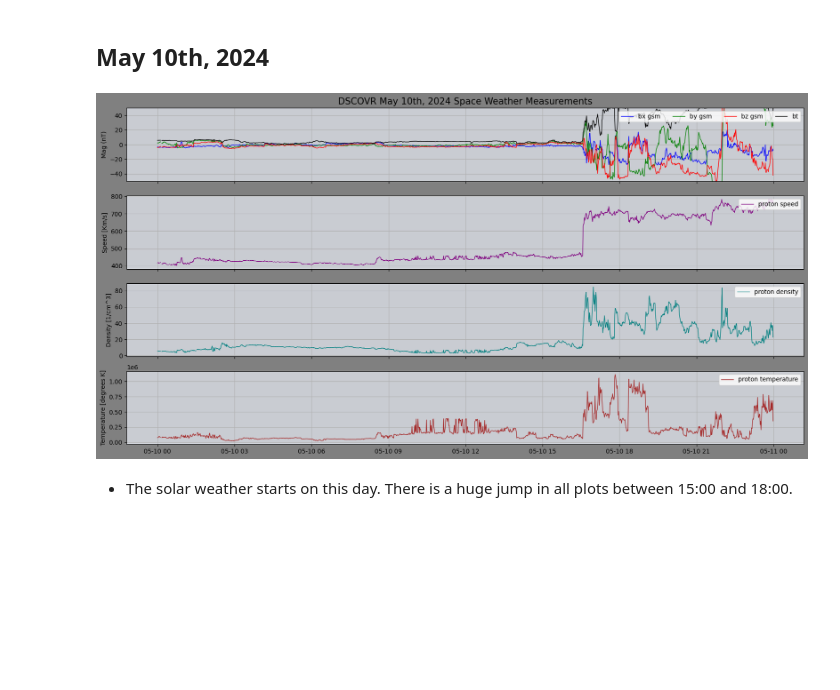
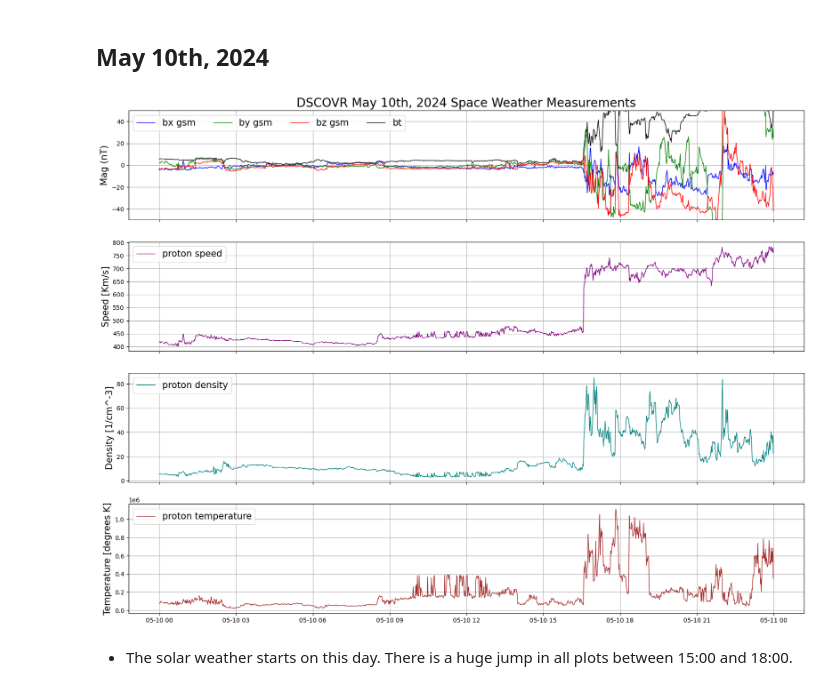
Before and after one commit to GPGN268/SP2025-FP02-solar-flares, a Jupyter notebook: anna_folder/DSCOVR_sw_data.ipynb, the cells around one changed output. Saved outputs shown, nothing was run; the diff lists cells and outputs as text; code cells hidden in the pictures; blank space fills up the shorter version.

```diff
--- a/anna_folder/DSCOVR_sw_data.ipynb
+++ b/anna_folder/DSCOVR_sw_data.ipynb
@@ -135,50 +135,52 @@ ds_raw = xr.load_dataset('../data/DSCOVR_data/may_10/oe_f1m_dscovr_s202405100000
 farraday_variables = ['proton_speed', 'proton_density', 'proton_temperature']
 far_ds10 = ds_raw[farraday_variables]
 # %%
-fig, ax = plt.subplots(4, 1, figsize=(20,10), sharex='col', facecolor='grey')
+fig, ax = plt.subplots(4, 1, figsize=(20,15), sharex='col',
+                       #facecolor='grey'
+                      )
 ax1, ax2, ax3, ax4 = ax
 
 ### Magnetometer data
 # time series plot for bx_gsm
 ax1.plot(mag_ds10.time, mag_ds10.bx_gsm, linewidth=1, color='b', label='bx gsm')
-ax1.set_title('DSCOVR May 10th, 2024 Space Weather Measurements', fontsize=15)
-ax1.set_ylabel('Mag (nT)')
+ax1.set_title('DSCOVR May 10th, 2024 Space Weather Measurements', fontsize=20)
+ax1.set_ylabel('Mag (nT)', fontsize=15)
 # time series plot for by_gsm
 ax1.plot(mag_ds10.time, mag_ds10.by_gsm, linewidth=1, color='green', label='by gsm')
 # time series plot for bz_gsm
 ax1.plot(mag_ds10.time, mag_ds10.bz_gsm, linewidth=1, color='r', label='bz gsm')
 # time series plot for bt
 ax1.plot(mag_ds10.time, mag_ds10.bt, linewidth=1, color='k', label='bt')
 ax1.set_ylim(-50, 50)
-ax1.legend(loc='upper right', ncol=4)
+ax1.legend(loc='upper left', ncol=4, fontsize=15)
 ax1.grid()
-ax1.set_facecolor('#dce0e7cc')
+#ax1.set_facecolor('#dce0e7cc')
 
 ### Farraday data
 # time series plot for proton speed
 ax2.plot(far_ds10.time, far_ds10.proton_speed, linewidth=1, color='purple', label='proton speed')
-ax2.set_ylabel('Speed [Km/s]')
-ax2.legend()
+ax2.set_ylabel('Speed [Km/s]', fontsize=15)
 ax2.grid()
-ax2.set_facecolor('#dce0e7cc')
-ax2.legend(loc='upper right', ncol=4)
+#ax2.set_facecolor('#dce0e7cc')
+ax2.legend(loc='upper left', ncol=4, fontsize=15)
 # time series plot for proton_density
 ax3.plot(far_ds10.time, far_ds10.proton_density, linewidth=1, color='teal', label='proton density')
-ax3.set_ylabel('Density [1/cm^3]')
-ax3.legend()
+ax3.set_ylabel('Density [1/cm^-3]', fontsize=15)
+ax3.legend(loc='upper left', ncol=4, fontsize=15)
 ax3.grid()
-ax3.set_facecolor('#dce0e7cc')
+#ax3.set_facecolor('#dce0e7cc')
 # time series plot for proton_temperature
 ax4.plot(far_ds10.time, far_ds10.proton_temperature, linewidth=1, color='brown', label='proton temperature')
-ax4.set_ylabel('Temperature [degrees K]')
+ax4.set_ylabel('Temperature [degrees K]', fontsize=15)
 ax4.ticklabel_format(axis='y', style='sci', scilimits=(0, 0))
-ax4.legend()
+ax4.legend(loc='upper left', ncol=4, fontsize=15)
 ax4.grid()
-ax4.set_facecolor('#dce0e7cc')
+#ax4.set_facecolor('#dce0e7cc')
 
+plt.savefig('may_10_swm.png')
 plt.show()
 # %% [output]
-[figure, old version]
+[figure, new version]
 # %% [markdown]
 - The solar weather starts on this day. There is a huge jump in all plots between 15:00 and 18:00.
 # %% [markdown]
```
Also changed, not shown: parts of 2 cells of this notebook, 2 other files.
